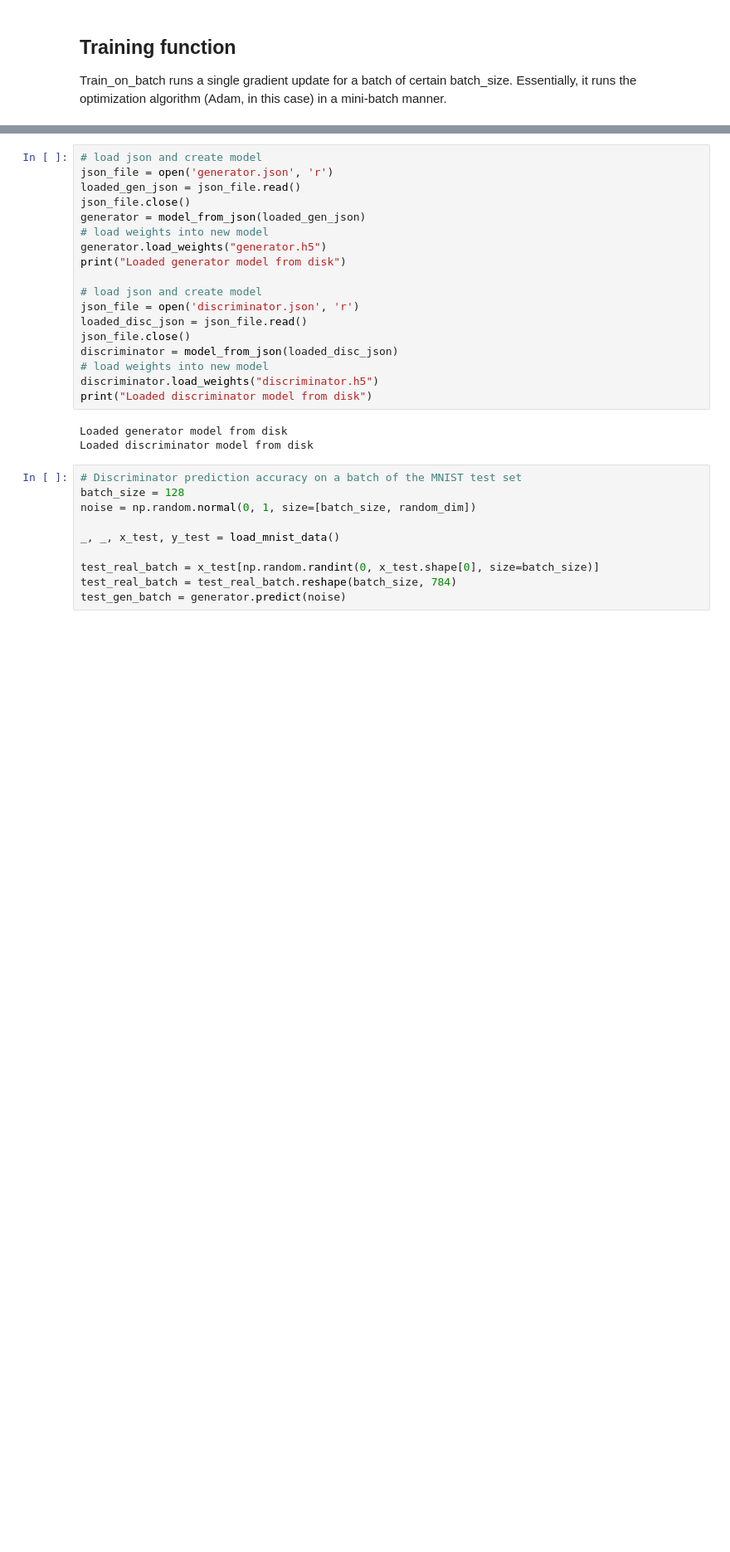
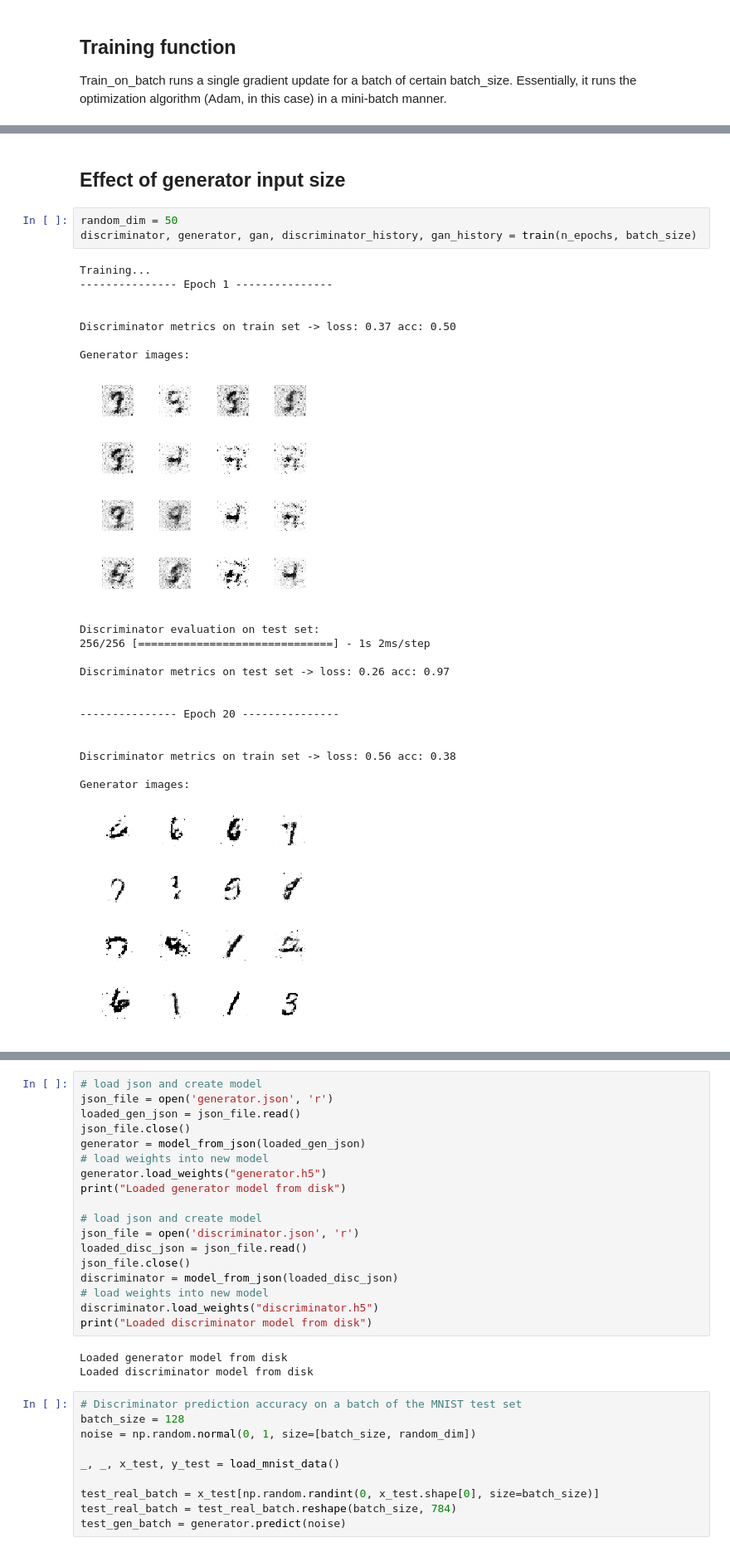
Before and after one commit to miguelfmc/keras-tutorial-GAN, a Jupyter notebook: KerasGAN.ipynb, the cells around one changed output, grey strips where cells are left out. Shown at 83% size. Cells and saved outputs as stored; diff of their text form; blank space fills up the shorter version.

```diff
--- a/KerasGAN.ipynb
+++ b/KerasGAN.ipynb
@@ -322,0 +264,27 @@ Saved model to disk
+# %% [markdown]
+## Effect of generator input size ##
+# %%
+random_dim = 50
+discriminator, generator, gan, discriminator_history, gan_history = train(n_epochs, batch_size)
+# %% [output]
+Training...
+--------------- Epoch 1 ---------------
+
+
+Discriminator metrics on train set -> loss: 0.37 acc: 0.50
+
+Generator images:
+[figure, added]
+Discriminator evaluation on test set:
+256/256 [==============================] - 1s 2ms/step
+
+Discriminator metrics on test set -> loss: 0.26 acc: 0.97
+
+
+--------------- Epoch 20 ---------------
+
+
+Discriminator metrics on train set -> loss: 0.56 acc: 0.38
+
+Generator images:
+[figure, added]
```
Also changed, not shown: parts of 11 cells of this notebook.
